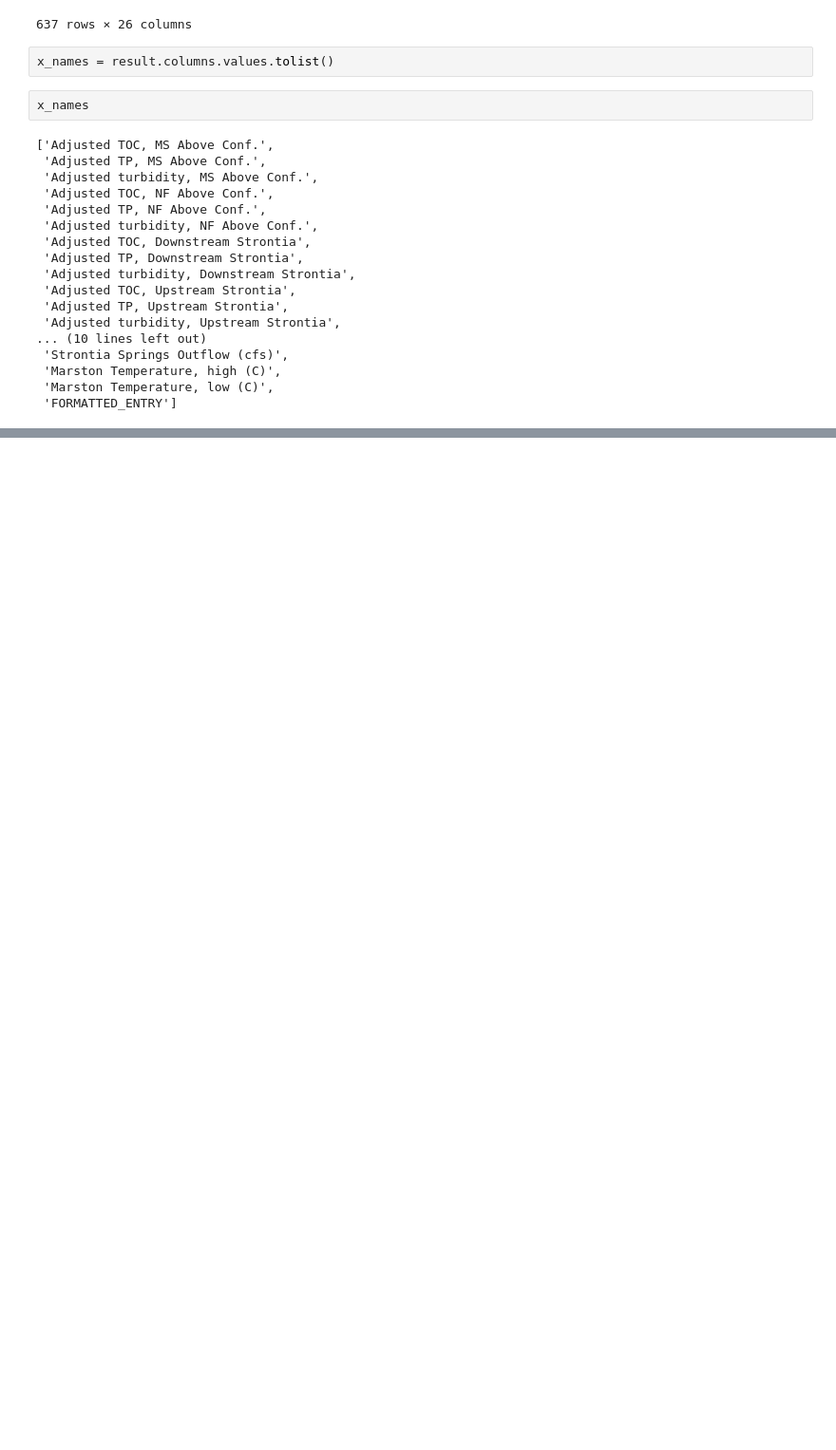
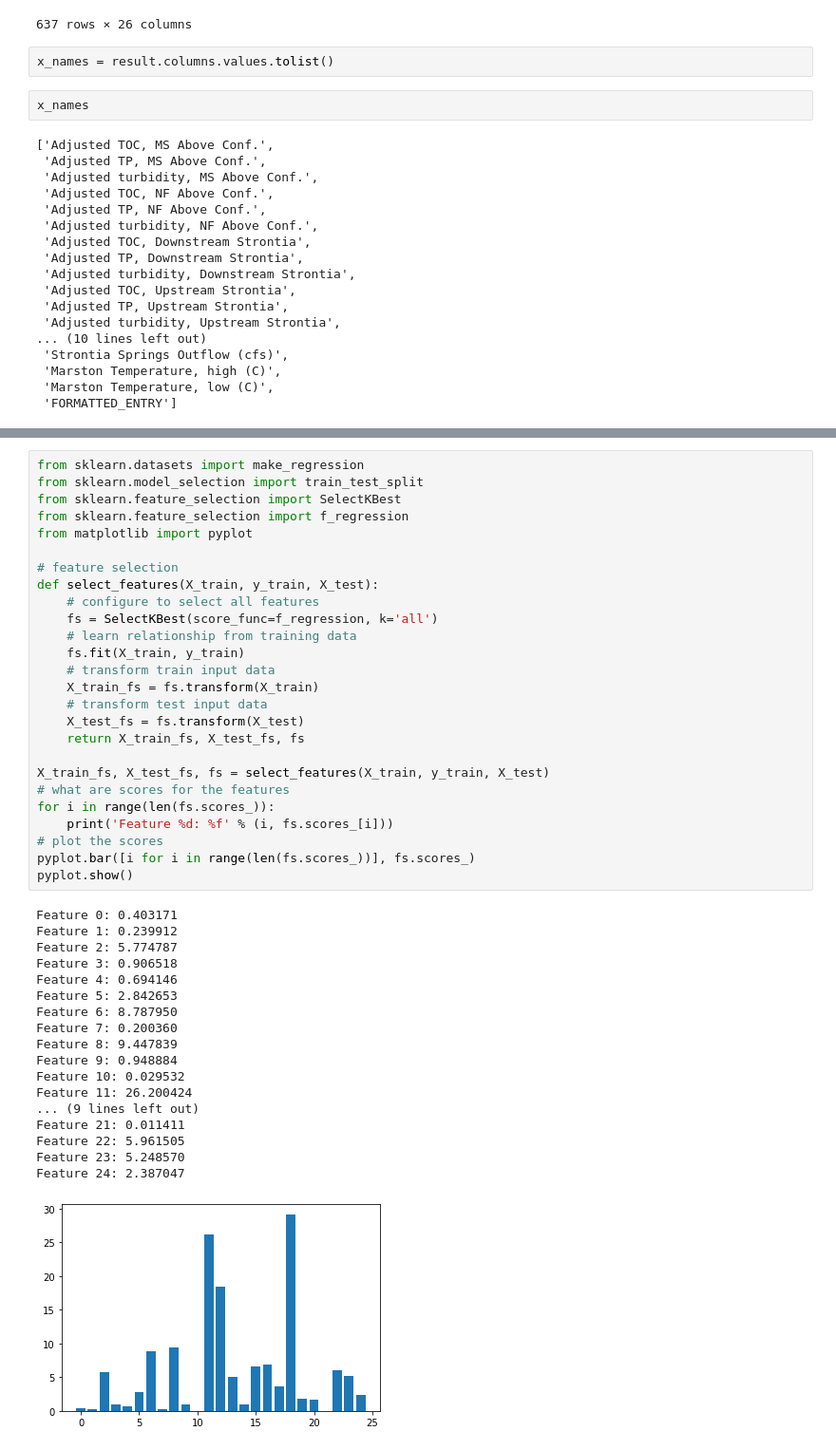
Before and after one commit to maanavjhatakia/geosmin_copy, a Jupyter notebook: final_compiled_analysis_2.ipynb, the cells around one changed output, grey strips where cells are left out. Shown at 95% size. Saved outputs shown, nothing was run; the diff lists cells and outputs as text; blank space fills up the shorter version.

```diff
--- a/final_compiled_analysis_2.ipynb
+++ b/final_compiled_analysis_2.ipynb
@@ -427,0 +529,45 @@ Notes:
+# %%
+from sklearn.datasets import make_regression
+from sklearn.model_selection import train_test_split
+from sklearn.feature_selection import SelectKBest
+from sklearn.feature_selection import f_regression
+from matplotlib import pyplot
+
+# feature selection
+def select_features(X_train, y_train, X_test):
+	# configure to select all features
+	fs = SelectKBest(score_func=f_regression, k='all')
+	# learn relationship from training data
+	fs.fit(X_train, y_train)
+	# transform train input data
+	X_train_fs = fs.transform(X_train)
+	# transform test input data
+	X_test_fs = fs.transform(X_test)
+	return X_train_fs, X_test_fs, fs
+
+X_train_fs, X_test_fs, fs = select_features(X_train, y_train, X_test)
+# what are scores for the features
+for i in range(len(fs.scores_)):
+	print('Feature %d: %f' % (i, fs.scores_[i]))
+# plot the scores
+pyplot.bar([i for i in range(len(fs.scores_))], fs.scores_)
+pyplot.show()
+# %% [output]
+Feature 0: 0.403171
+Feature 1: 0.239912
+Feature 2: 5.774787
+Feature 3: 0.906518
+Feature 4: 0.694146
+Feature 5: 2.842653
+Feature 6: 8.787950
+Feature 7: 0.200360
+Feature 8: 9.447839
+Feature 9: 0.948884
+Feature 10: 0.029532
+Feature 11: 26.200424
+... (9 lines left out)
+Feature 21: 0.011411
+Feature 22: 5.961505
+Feature 23: 5.248570
+Feature 24: 2.387047
+[figure, added]
```
Also changed, not shown: parts of 15 cells of this notebook, 7 other files.
